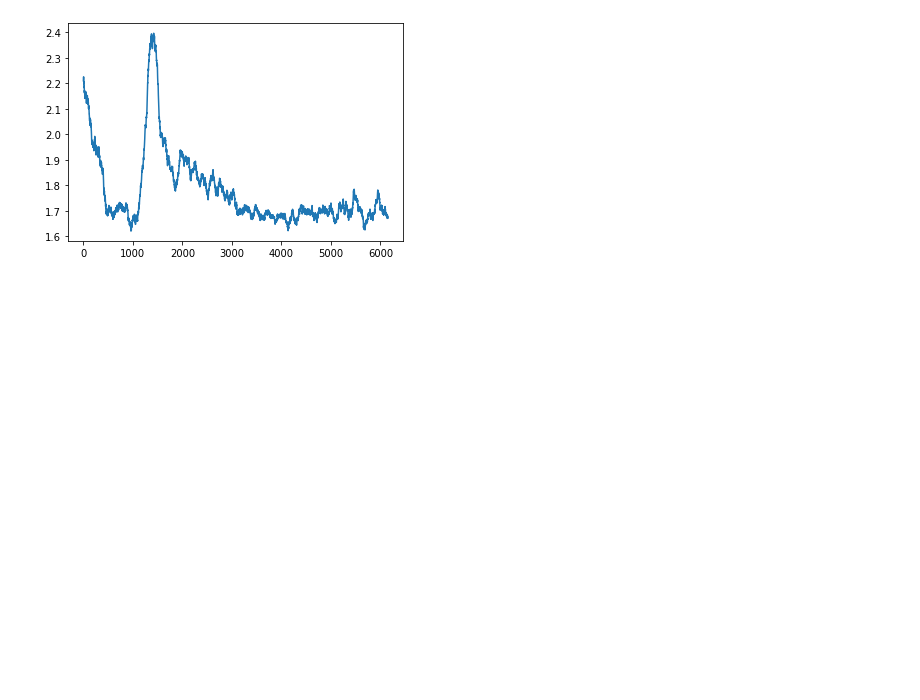
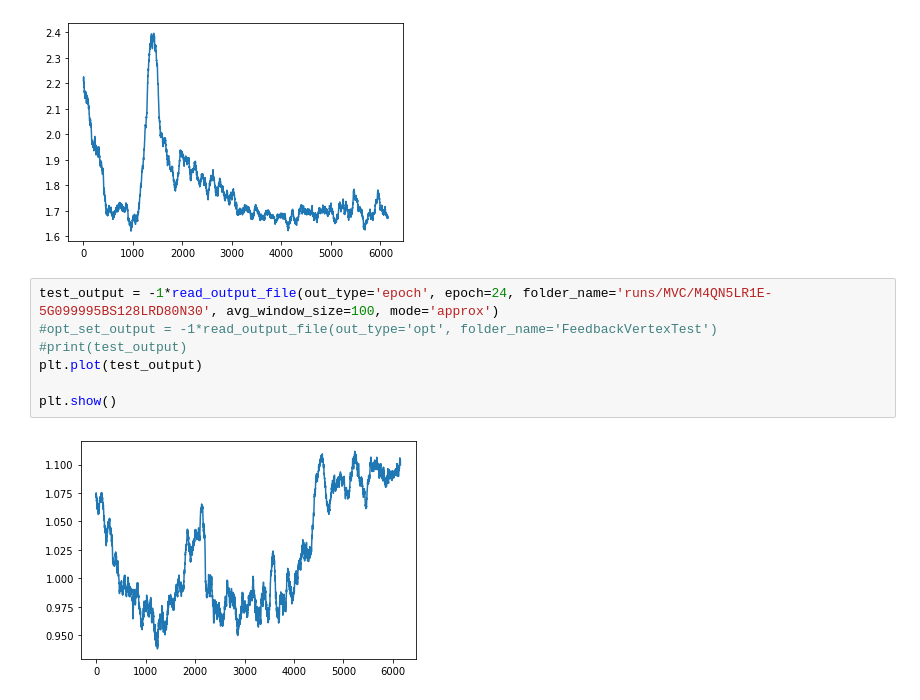
Before and after one commit to kdevasenapathy/cs159skurves.github.io, a Jupyter notebook: COLGE/visuazler.ipynb, the cells around one changed output. Cells and saved outputs as stored; diff of their text form; blank space fills up the shorter version.

```diff
--- a/COLGE/visuazler.ipynb
+++ b/COLGE/visuazler.ipynb
@@ -49,3 +49,12 @@ plt.plot(test_output)
 plt.show()
 # %% [output]
 [figure]
+# %%
+test_output = -1*read_output_file(out_type='epoch', epoch=24, folder_name='runs/MVC/M4QN5LR1E-5G099995BS128LRD80N30', avg_window_size=100, mode='approx')
+#opt_set_output = -1*read_output_file(out_type='opt', folder_name='FeedbackVertexTest')
+#print(test_output)
+plt.plot(test_output)
+
+plt.show()
+# %% [output]
+[figure, added]
```
Also changed, not shown: parts of 1 cell of this notebook, 2 other files.
